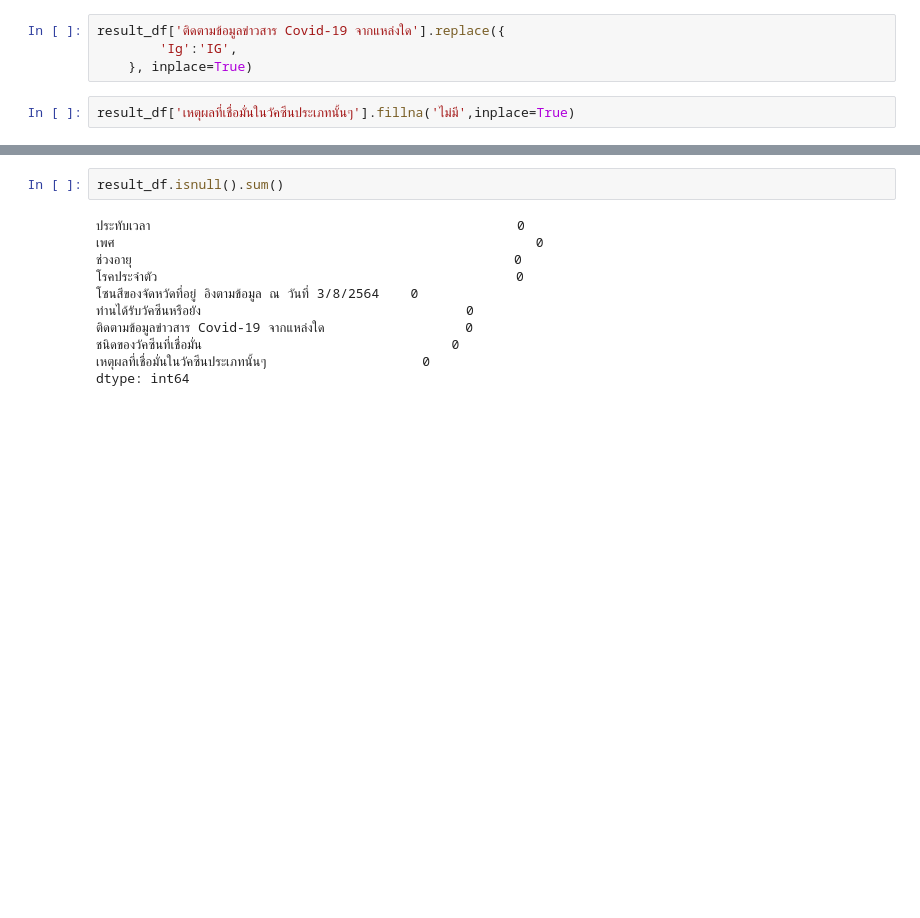
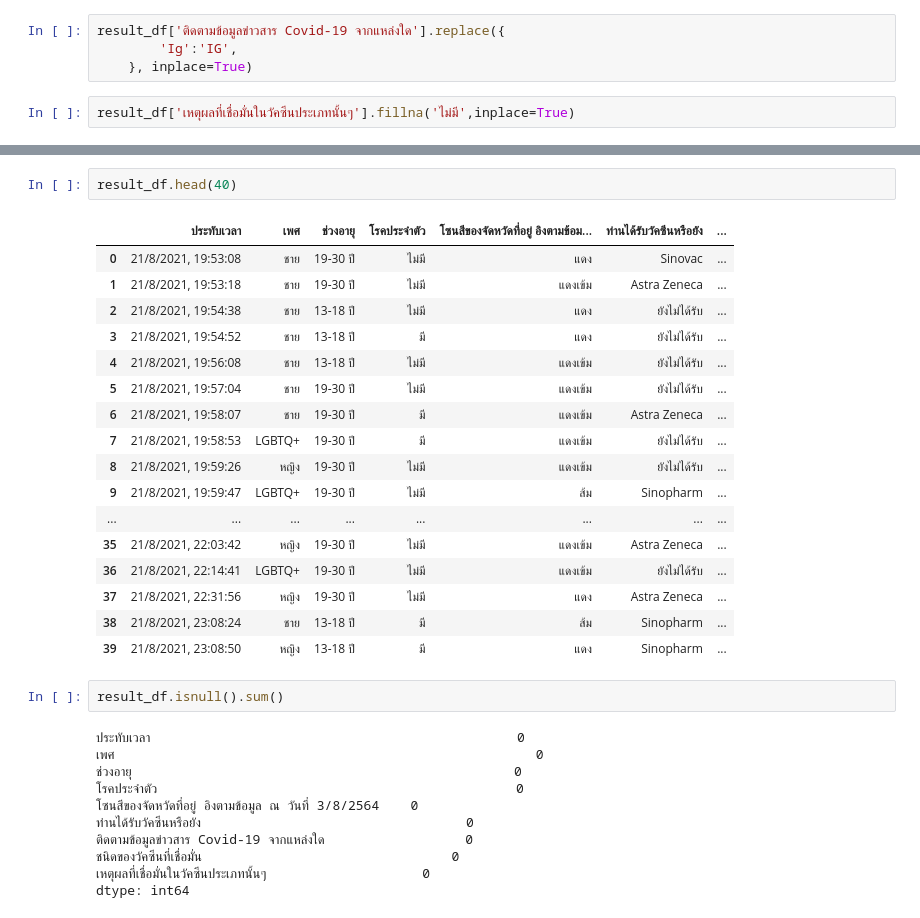
Before and after one commit to 6ixthxense/Toolboox, a Jupyter notebook: toolboox.ipynb, the cells around one changed output, grey strips where cells are left out. Drawn from its saved outputs; the diff is of its cells as text; blank space fills up the shorter version.

```diff
--- a/toolboox.ipynb
+++ b/toolboox.ipynb
@@ -194,3 +204,23 @@ result_df.reset_index(drop=True)
+# %%
+result_df.head(40)
+# %% [output]
+|  | ประทับเวลา | เพศ | ช่วงอายุ | โรคประจำตัว | โซนสีของจัดหวัดที่อยู่ อิงตามข้อม... | ท่านได้รับวัคซีนหรือยัง | ... |
+| 0 | 21/8/2021, 19:53:08 | ชาย | 19-30 ปี | ไม่มี | แดง | Sinovac | ... |
+| 1 | 21/8/2021, 19:53:18 | ชาย | 19-30 ปี | ไม่มี | แดงเข้ม | Astra Zeneca | ... |
+| 2 | 21/8/2021, 19:54:38 | ชาย | 13-18 ปี | ไม่มี | แดง | ยังไม่ได้รับ | ... |
+| 3 | 21/8/2021, 19:54:52 | ชาย | 13-18 ปี | มี | แดง | ยังไม่ได้รับ | ... |
+| 4 | 21/8/2021, 19:56:08 | ชาย | 13-18 ปี | ไม่มี | แดงเข้ม | ยังไม่ได้รับ | ... |
+| 5 | 21/8/2021, 19:57:04 | ชาย | 19-30 ปี | ไม่มี | แดงเข้ม | ยังไม่ได้รับ | ... |
+| 6 | 21/8/2021, 19:58:07 | ชาย | 19-30 ปี | มี | แดงเข้ม | Astra Zeneca | ... |
+| 7 | 21/8/2021, 19:58:53 | LGBTQ+ | 19-30 ปี | มี | แดงเข้ม | ยังไม่ได้รับ | ... |
+| 8 | 21/8/2021, 19:59:26 | หญิง | 19-30 ปี | ไม่มี | แดงเข้ม | ยังไม่ได้รับ | ... |
+| 9 | 21/8/2021, 19:59:47 | LGBTQ+ | 19-30 ปี | ไม่มี | ส้ม | Sinopharm | ... |
+| ... | ... | ... | ... | ... | ... | ... | ... |
+| 35 | 21/8/2021, 22:03:42 | หญิง | 19-30 ปี | ไม่มี | แดงเข้ม | Astra Zeneca | ... |
+| 36 | 21/8/2021, 22:14:41 | LGBTQ+ | 19-30 ปี | ไม่มี | แดงเข้ม | ยังไม่ได้รับ | ... |
+| 37 | 21/8/2021, 22:31:56 | หญิง | 19-30 ปี | ไม่มี | แดง | Astra Zeneca | ... |
+| 38 | 21/8/2021, 23:08:24 | ชาย | 13-18 ปี | มี | ส้ม | Sinopharm | ... |
+| 39 | 21/8/2021, 23:08:50 | หญิง | 13-18 ปี | มี | แดง | Sinopharm | ... |
 # %%
 result_df.isnull().sum()
 # %% [output]
```
Also changed, not shown: parts of 10 cells of this notebook.
